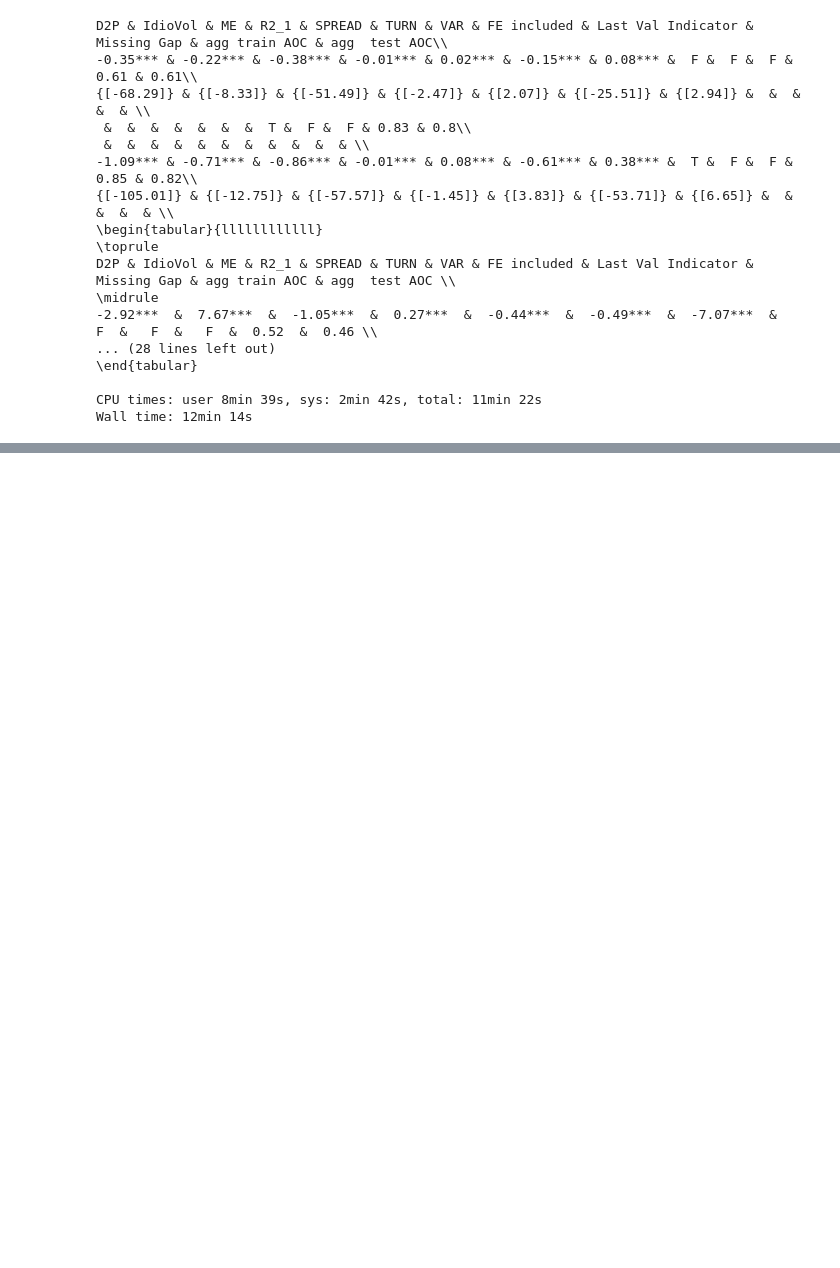
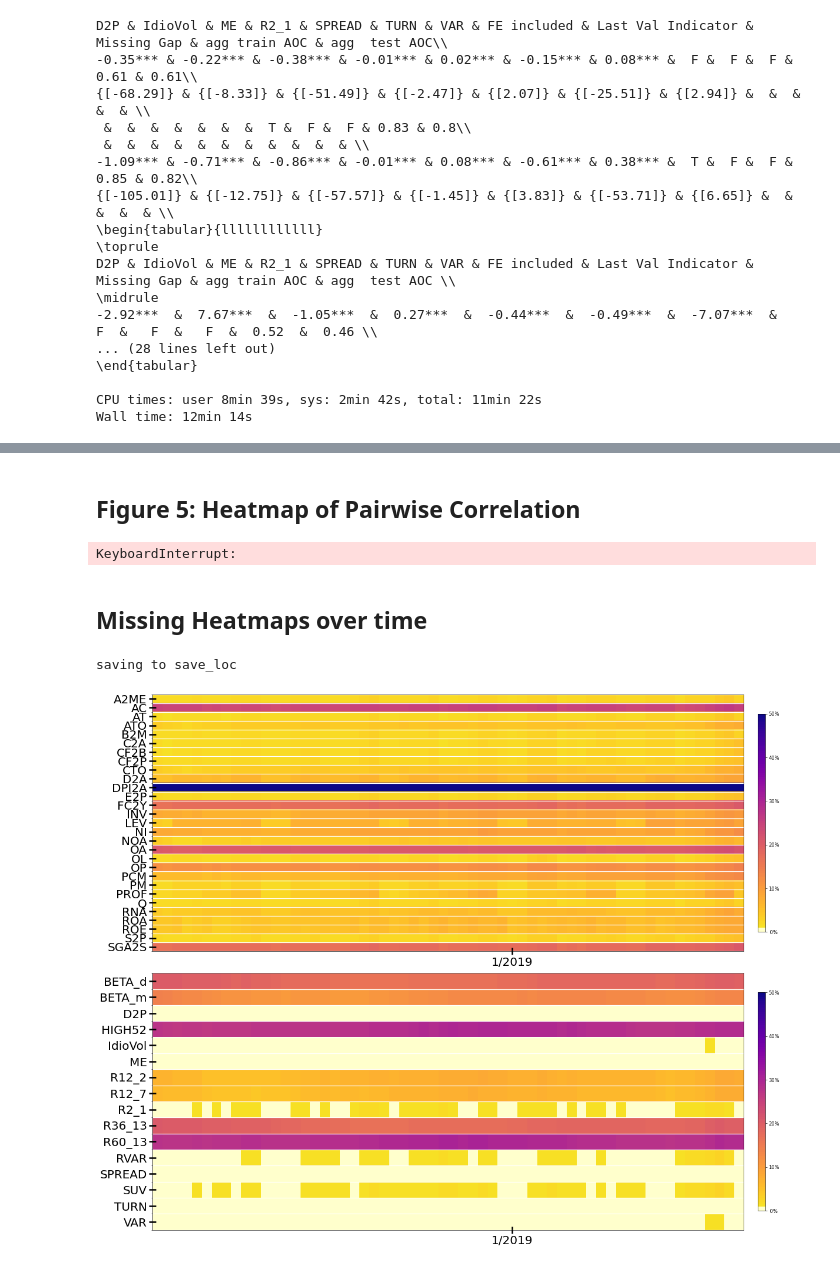
Before and after one commit to sven-lerner/missing_data_pub, a Jupyter notebook: src/run_section_2_plots.ipynb, the cells around one changed output, grey strips where cells are left out. Cells and saved outputs as stored; diff of their text form; code cells hidden in the pictures; blank space fills up the shorter version.

```diff
--- a/src/run_section_2_plots.ipynb
+++ b/src/run_section_2_plots.ipynb
@@ -77,0 +127,23 @@ Wall time: 12min 14s
+# %% [markdown]
+## Figure 5: Heatmap of Pairwise Correlation
+# %%
+import importlib
+importlib.reload(section_2)
+plot = section_2.HeatmatOfCorr()
+plot.setup(percentile_rank_chars, regular_chars, return_panel, dates, permnos, chars, char_groupings, monthly_updates)
+plot.run()
+# %% [output]
+KeyboardInterrupt:
+# %% [markdown]
+## Missing Heatmaps over time
+# %%
+%%time
+
+import importlib
+importlib.reload(section_2)
+plot = section_2.HeatmatOfMissingPerc()
+plot.setup(percentile_rank_chars, regular_chars, return_panel, dates, permnos, chars, char_groupings, monthly_updates)
+plot.run()
+# %% [output]
+saving to save_loc
+[figure, added]
```
Also changed, not shown: parts of 10 cells of this notebook, 2 other files.
